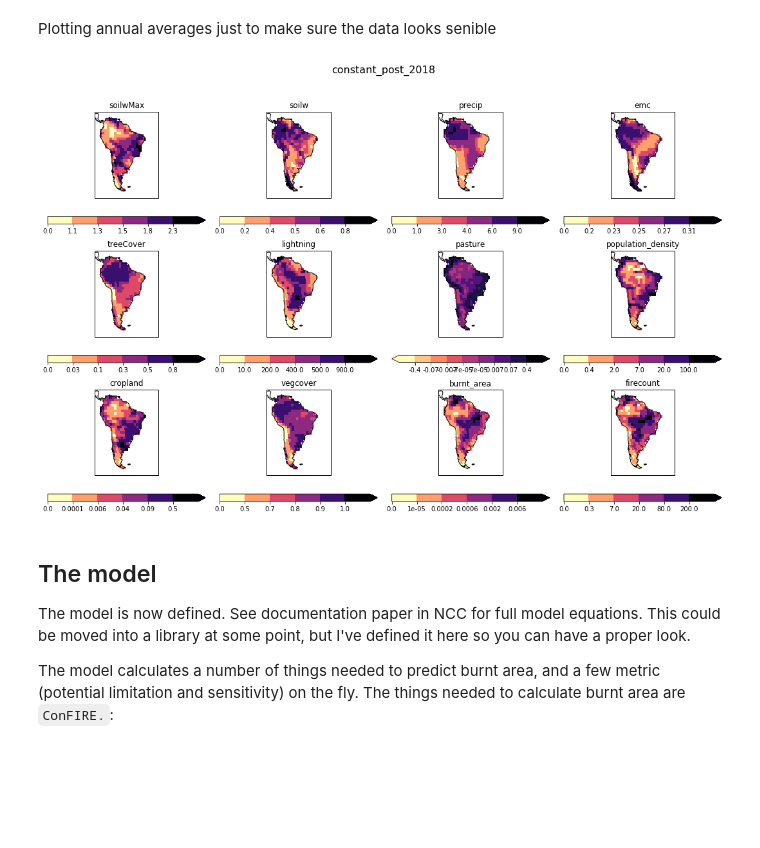
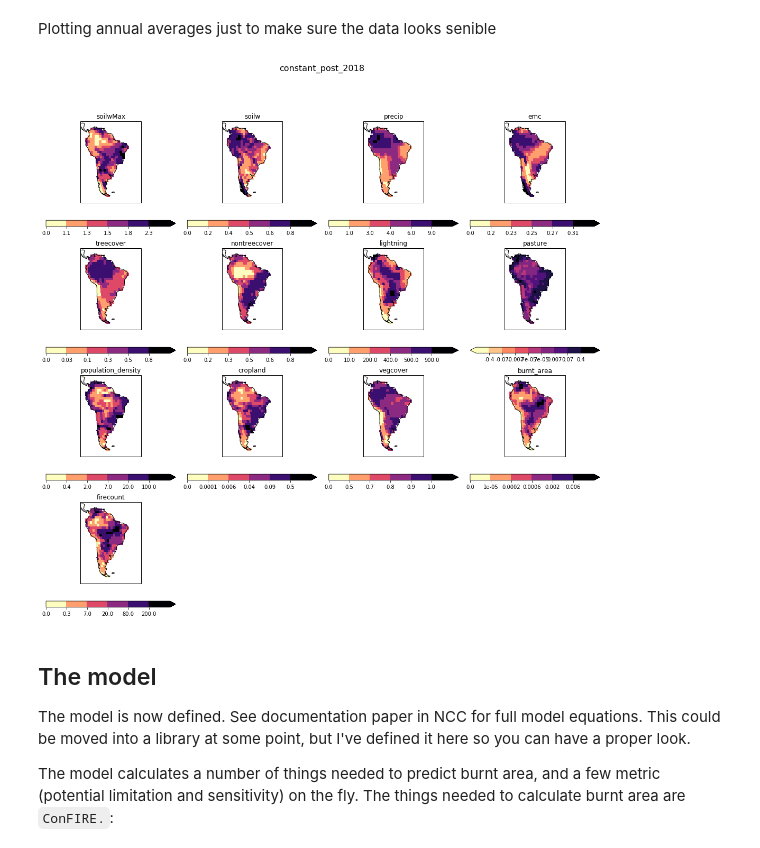
Before and after one commit to douglask3/amazon_fires, a Jupyter notebook: optimise_run_model/make_model_output.ipynb, the cells around one changed output. Drawn from its saved outputs; the diff is of its cells as text; code cells hidden in the pictures; blank space fills up the shorter version.

Commit message:
adding a serpate tree cover term in the fuel

```diff
--- a/optimise_run_model/make_model_output.ipynb
+++ b/optimise_run_model/make_model_output.ipynb
@@ -87,7 +87,8 @@ files = {'soilwMax'           : 'vegetation/MaxOverMean_soilw.0-10cm.gauss.2000-
          'soilw'              : 'climate/soilw.0-10cm.gauss.2000-2019.nc',
          'precip'             : 'climate/precip2001-2019.nc',
          'emc'                : 'climate/emc-2001-2019.nc',
-         'treeCover'          : 'vegetation/treecover-2001-June2018.nc',
+         'treecover'          : 'vegetation/treecover-2001-June2018.nc',
+         'nontreecover'       : 'vegetation/nonetreecover-2001-June2018.nc',
          'lightning'          : 'climate/lightning2001-2019.nc',
          'pasture'            : 'human/pasture2001-2019.nc',
          'population_density' : 'human/population_density-PD_HYDEv3.2_2001-2018.nc',
@@ -145,19 +146,19 @@ for key, dat in input_data.items():
 # %%
 nd = 0
 
-plt.figure(figsize = (15, 10))
+plt.figure(figsize = (15, 15))
 
 for key, dat in input_data.items():
     nd = nd + 1
     dat = dat.collapsed('time', iris.analysis.MEAN)
     dat.long_name = key
-    plot_lonely_cube(dat, 3, 4, nd, cmap = 'magma_r', levels = None)
+    plot_lonely_cube(dat, 4, 4, nd, cmap = 'magma_r', levels = None)
     plt.suptitle(title_output, fontsize=16)
     plt.subplots_adjust(top=0.88)
 if fig:
     plt.savefig(dir_fig + "input_data.png")
 # %% [output]
-[figure, old version]
+[figure, new version]
 # %% [markdown]
 ## The model
 The model is now defined. See documentation paper in NCC for full model equations. This could be moved into a library at some point, but I've defined it here so you can have a proper look.
```
Also changed, not shown: parts of 12 cells of this notebook, 1 other file.
